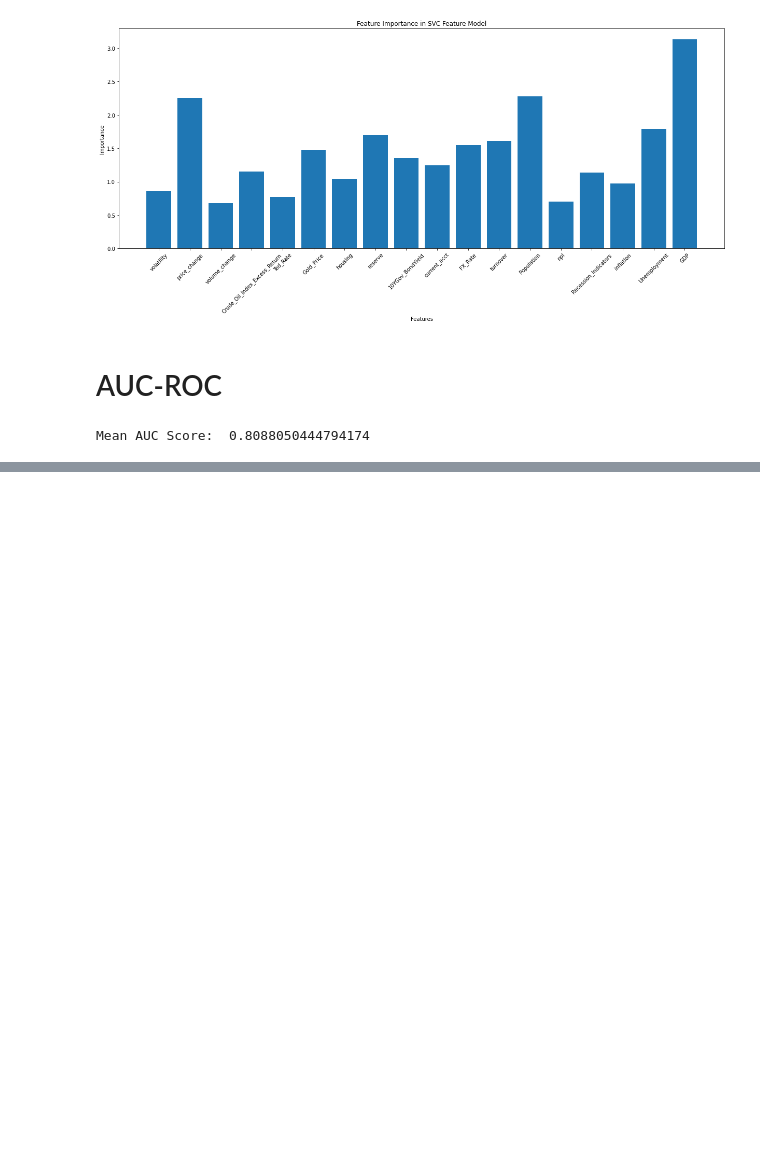
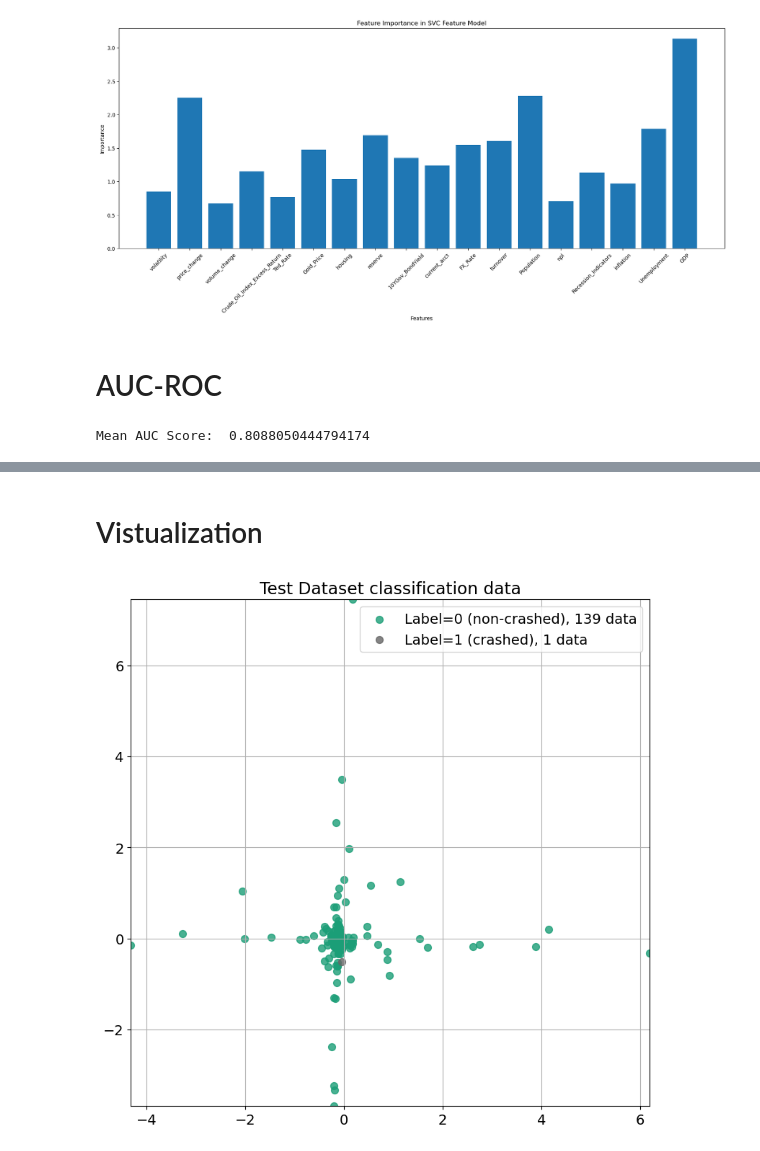
Before and after one commit to nicockt/fyp-2024, a Jupyter notebook: models/SVM.ipynb, the cells around one changed output, grey strips where cells are left out. Drawn from its saved outputs; the diff is of its cells as text; code cells hidden in the pictures; blank space fills up the shorter version.

Commit message:
SVM Vistualization

```diff
--- a/models/SVM.ipynb
+++ b/models/SVM.ipynb
@@ -194,0 +195,36 @@ plot_roc_curve(evaluation_df, model_name)
+# %% [markdown]
+# Vistualization
+# %%
+from sklearn.decomposition import PCA
+from sklearn.preprocessing import StandardScaler
+from sklearn.model_selection import train_test_split
+from matplotlib import cm
+
+dx = X_test
+dy = y_test
+class_names = ['non-crashed','crashed']
+
+classes, class_num = np.unique(dy, return_counts=True)
+dx = PCA(n_components=2).fit_transform(dx)
+dx = StandardScaler().fit_transform(dx)
+dx_train, dx_test, dy_train, dy_test = \
+    train_test_split(dx, dy, test_size=0.2, random_state=0)
+plt.figure(figsize=(8, 8))
+plt.rcParams['font.size'] = 14
+plt.title('Test Dataset classification data')
+
+color = [cm.Dark2.colors[0], cm.Dark2.colors[-1]]
+for label in classes:
+    data = dx[dy==label]
+    plt.scatter(*data.T, color=color[label], s=50, alpha=0.8,
+                label=f'Label={label} ' + \
+                      f'({class_names[label]}), ' + \
+                      f'{class_num[label]} data')
+plt.legend()
+plt.grid(True)
+plt.xlim([np.amin(dx.T[0]), np.amax(dx.T[0])])
+plt.ylim([np.amin(dx.T[1]), np.amax(dx.T[1])])
+plt.tight_layout()
+plt.show()
+# %% [output]
+[figure, added]
```
Also changed, not shown: parts of 3 cells of this notebook.
